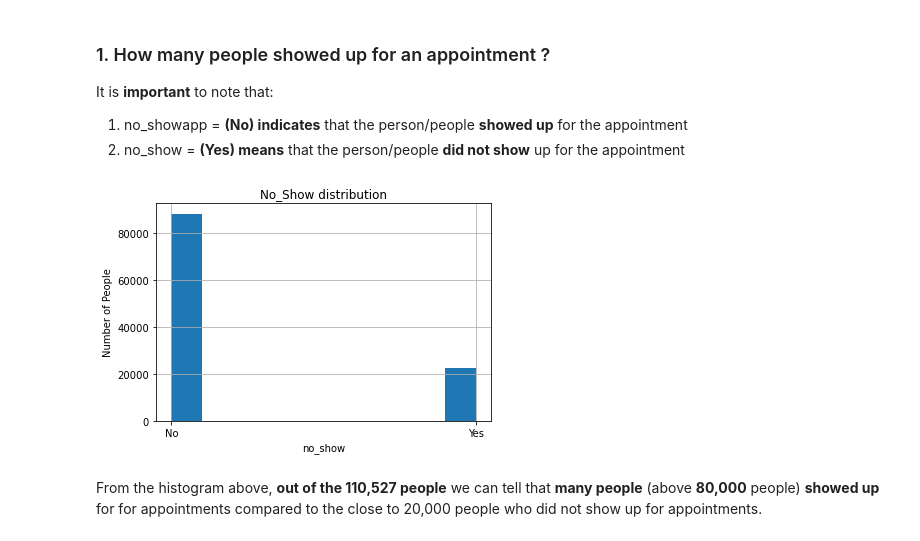
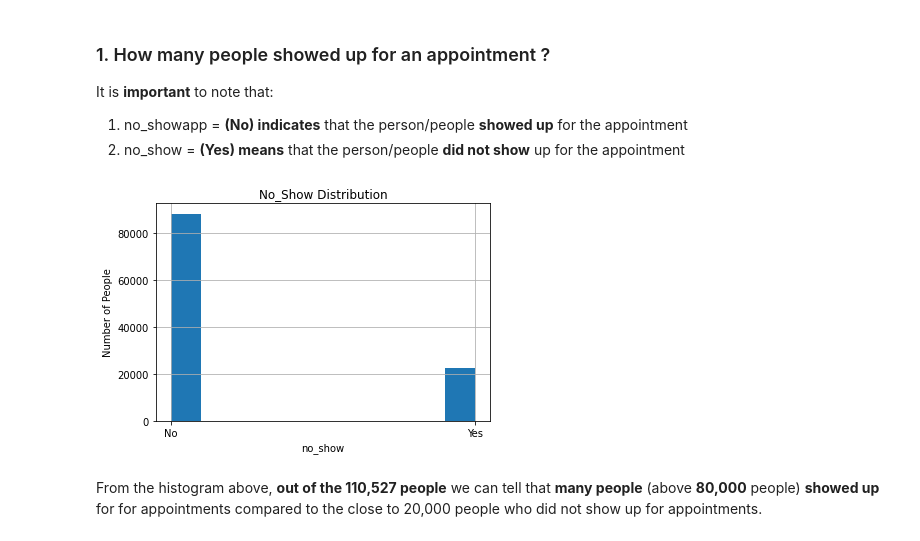
Before and after one commit to EricOdhiambo/Investigation-of-Patients-not-showing-up-for-Appointments, a Jupyter notebook: Patients_NoShowup_for_Appointment_Investigation.ipynb, the cells around one changed output. Drawn from its saved outputs; the diff is of its cells as text; code cells hidden in the pictures.

```diff
--- a/Patients_NoShowup_for_Appointment_Investigation.ipynb
+++ b/Patients_NoShowup_for_Appointment_Investigation.ipynb
@@ -329,16 +334,21 @@ To answer the questions that I had, I proceeded to draw histograms of the number
 It is **important** to note that:
 1. no_showapp = **(No) indicates** that the person/people **showed up** for the appointment
 2. no_show = **(Yes) means** that the person/people **did not show** up for the appointment
-# %%
-# number of people distributed against No_show for appointment
-
-no_showup_df['no_show'].hist(); # use of hist() function to draw histogram
-plt.title('No_Show distribution')
-plt.xlabel('no_show')
-plt.ylabel('Number of People')
-plt.grid(True)
-# %% [output]
-[figure, removed]
+# %%
+# Plotting histogram
+
+#creating a function to plot histogram
+def plot_histogram(column_name, xaxis_label, title):
+  no_showup_df[column_name].hist();
+  plt.xlabel(xaxis_label);
+  plt.ylabel('Number of People')
+  plt.title(title);
+  plt.grid(True)
+
+#calling the plot_histogram function and input values
+plot_histogram('no_show','no_show','No_Show Distribution')
+# %% [output]
+[figure, added]
 # %% [markdown]
 From the histogram above, **out of the 110,527 people** we can tell that **many people** (above **80,000** people) **showed up** for for appointments compared to the close to 20,000 people who did not show up for appointments.
 # %% [markdown]
```
Also changed, not shown: parts of 19 cells of this notebook.
